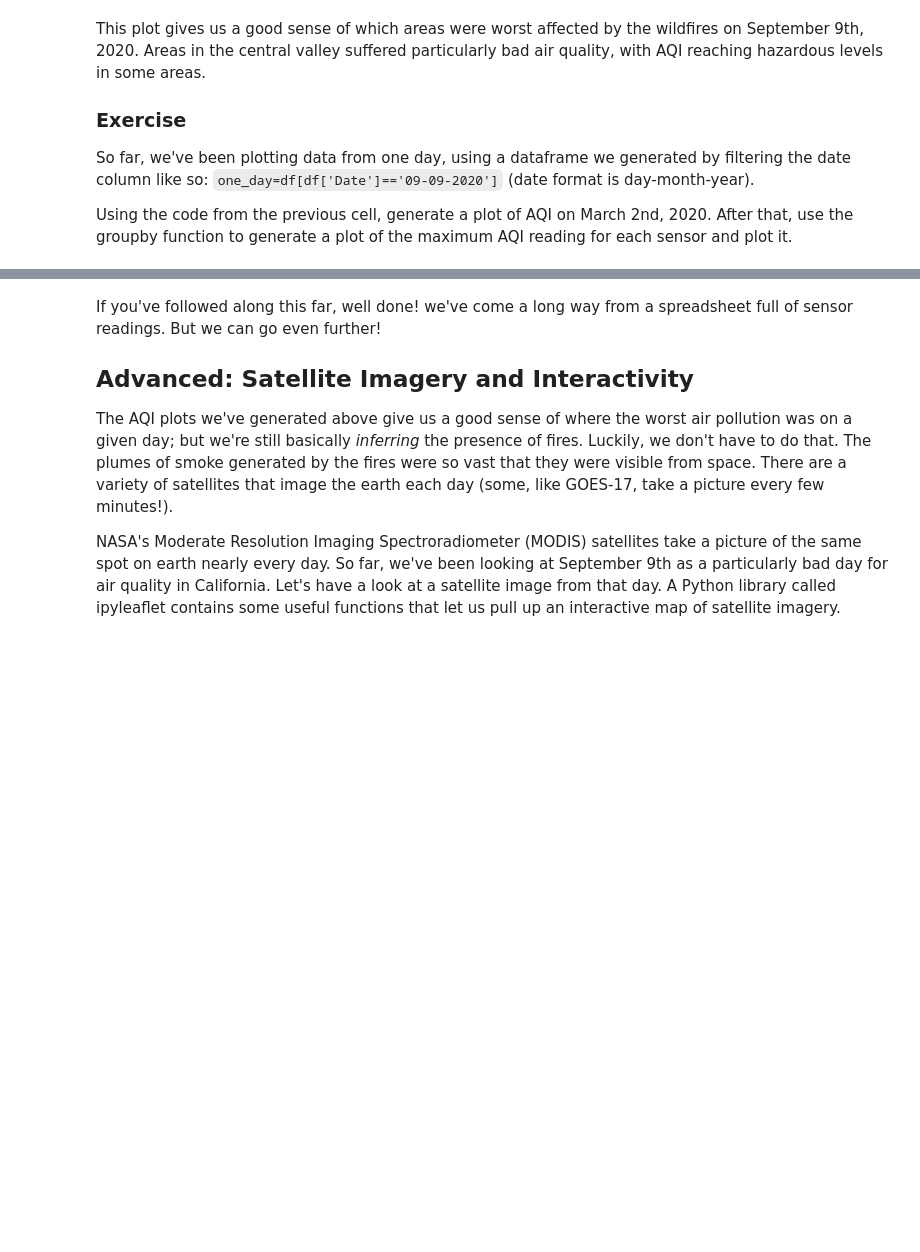
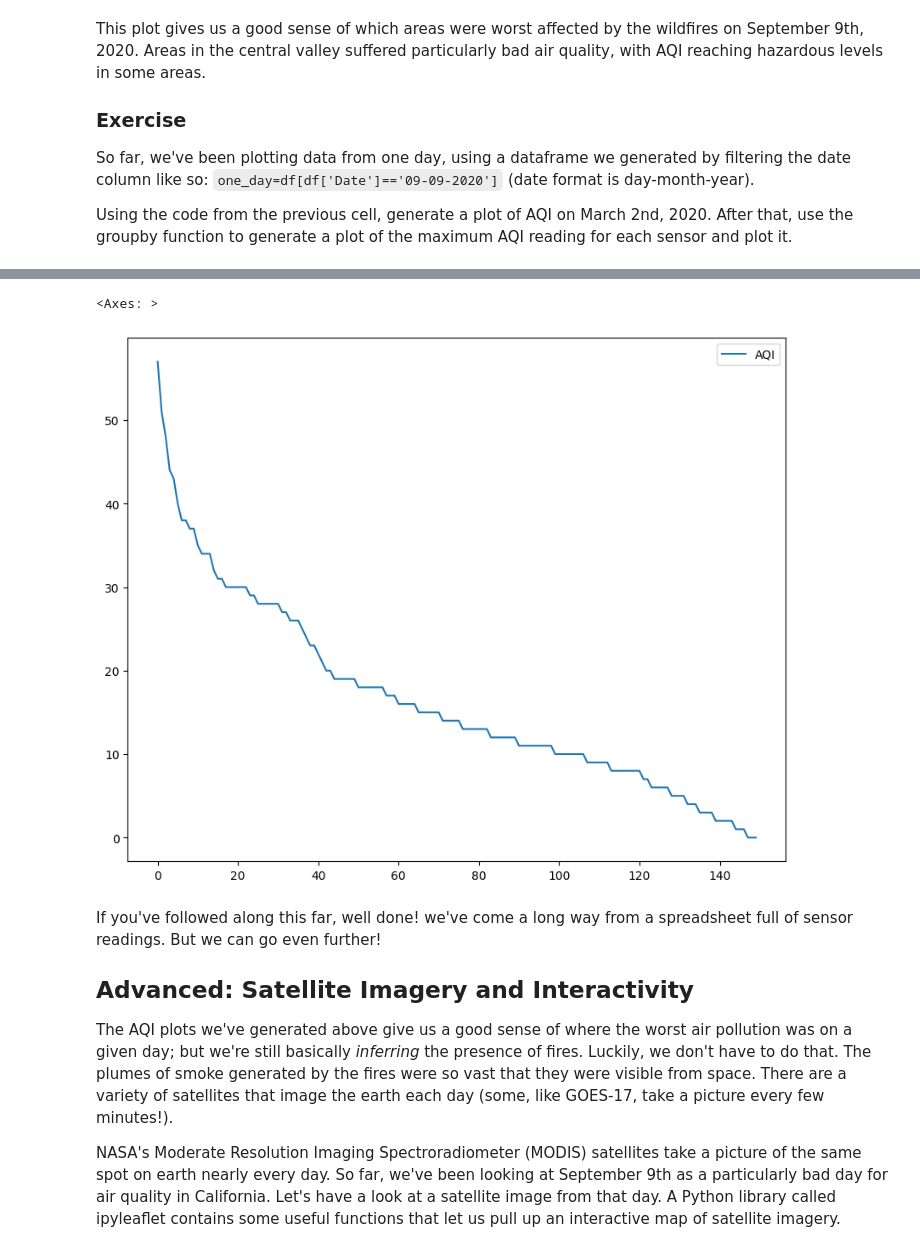
Before and after one commit to JosephMuschialli/QM2, a Jupyter notebook: notebooks/W03. Spatial Data.ipynb, the cells around one changed output, grey strips where cells are left out. Cells and saved outputs as stored; diff of their text form; code cells hidden in the pictures; blank space fills up the shorter version.

```diff
--- a/notebooks/W03. Spatial Data.ipynb
+++ b/notebooks/W03. Spatial Data.ipynb
@@ -452,3 +452,9 @@ Name: longitude, Length: 199, dtype: float64
+# %%
+max_AQI = next_day.groupby(['Site Name'])['AQI'].max().sort_values(ascending=False).reset_index()
+max_AQI.plot()
+# %% [output]
+<Axes: >
+[figure, added]
 # %% [markdown]
 If you've followed along this far, well done! we've come a long way from a spreadsheet full of sensor readings. But we can go even further!
 
```
Also changed, not shown: parts of 6 cells of this notebook.
